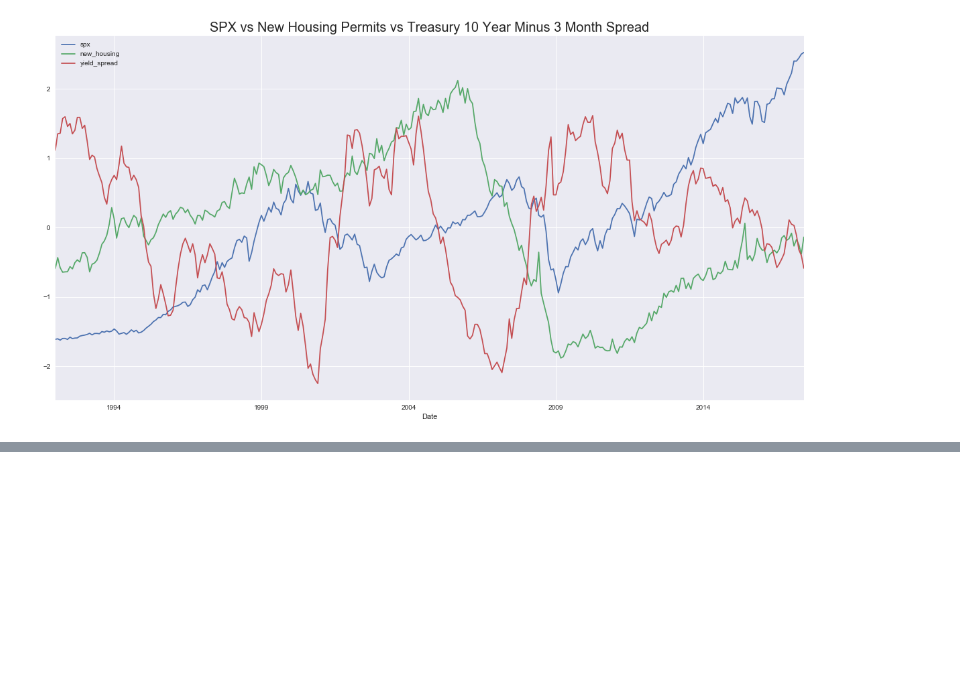
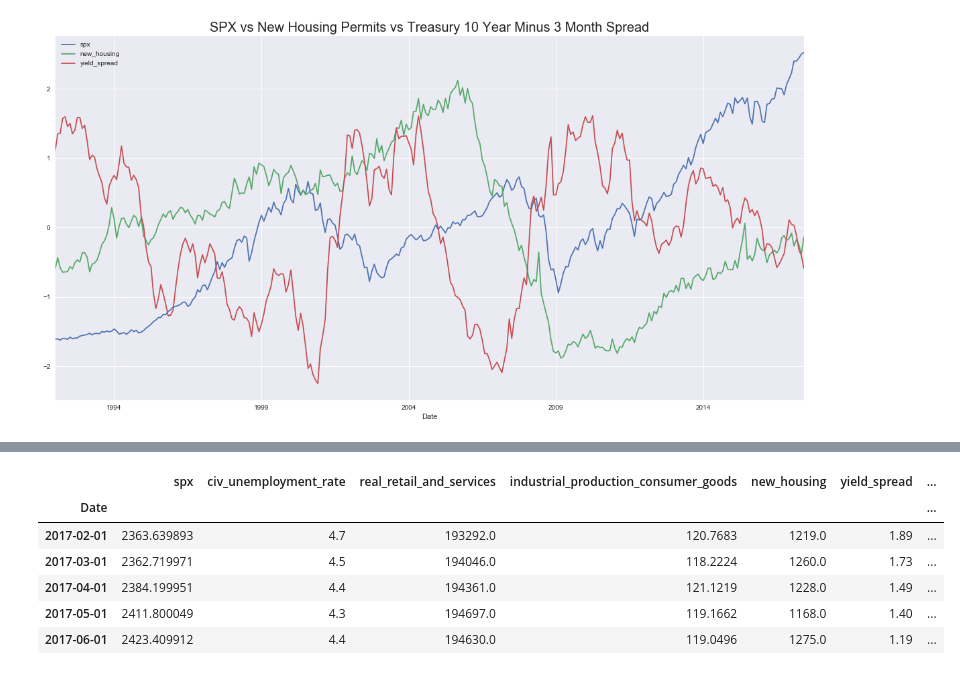
Before and after one commit to auto-d1dact/macro-indicators, a Jupyter notebook: macro_indicators.ipynb, the cells around one changed output, grey strips where cells are left out. Saved outputs shown, nothing was run; the diff lists cells and outputs as text; code cells hidden in the pictures; blank space fills up the shorter version.

```diff
--- a/macro_indicators.ipynb
+++ b/macro_indicators.ipynb
@@ -124,3 +124,13 @@ df[['spx_returns','civ_unemployment_rate', 'real_retail_and_services',
 | new_housing | -0.006401 | -0.736025 | -0.034904 | 0.530897 | 1.000000 | ... |
 | yield_spread | -0.051265 | 0.678365 | -0.149349 | -0.369539 | -0.384381 | ... |
 | national_fin_conditions | -0.079598 | 0.149931 | 0.136986 | -0.001047 | -0.318593 | ... |
+# %%
+df.tail()
+# %% [output]
+|  | spx | civ_unemployment_rate | real_retail_and_services | industrial_production_consumer_goods | new_housing | yield_spread | ... |
+| Date |  |  |  |  |  |  | ... |
+| 2017-02-01 | 2363.639893 | 4.7 | 193292.0 | 120.7683 | 1219.0 | 1.89 | ... |
+| 2017-03-01 | 2362.719971 | 4.5 | 194046.0 | 118.2224 | 1260.0 | 1.73 | ... |
+| 2017-04-01 | 2384.199951 | 4.4 | 194361.0 | 121.1219 | 1228.0 | 1.49 | ... |
+| 2017-05-01 | 2411.800049 | 4.3 | 194697.0 | 119.1662 | 1168.0 | 1.40 | ... |
+| 2017-06-01 | 2423.409912 | 4.4 | 194630.0 | 119.0496 | 1275.0 | 1.19 | ... |
```
